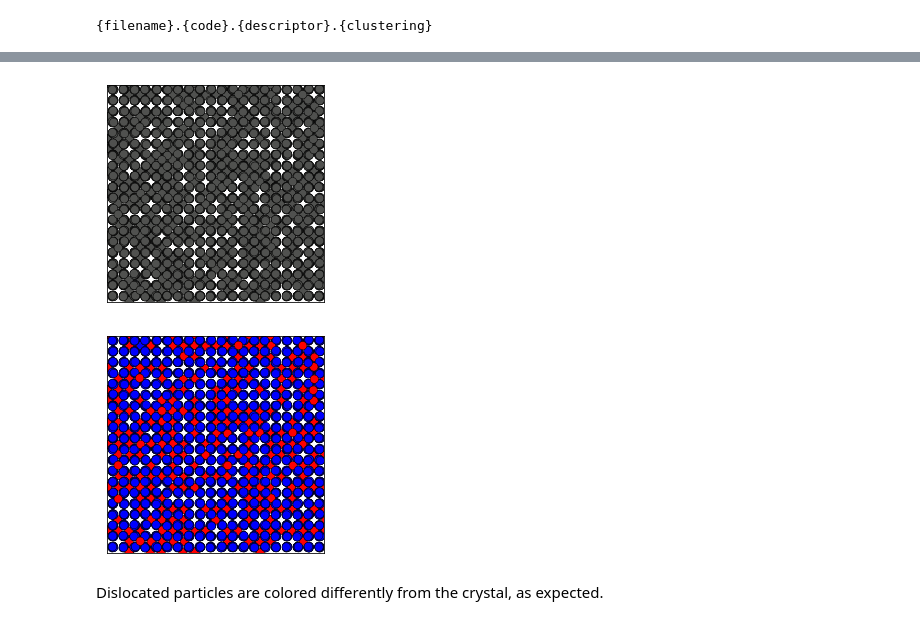
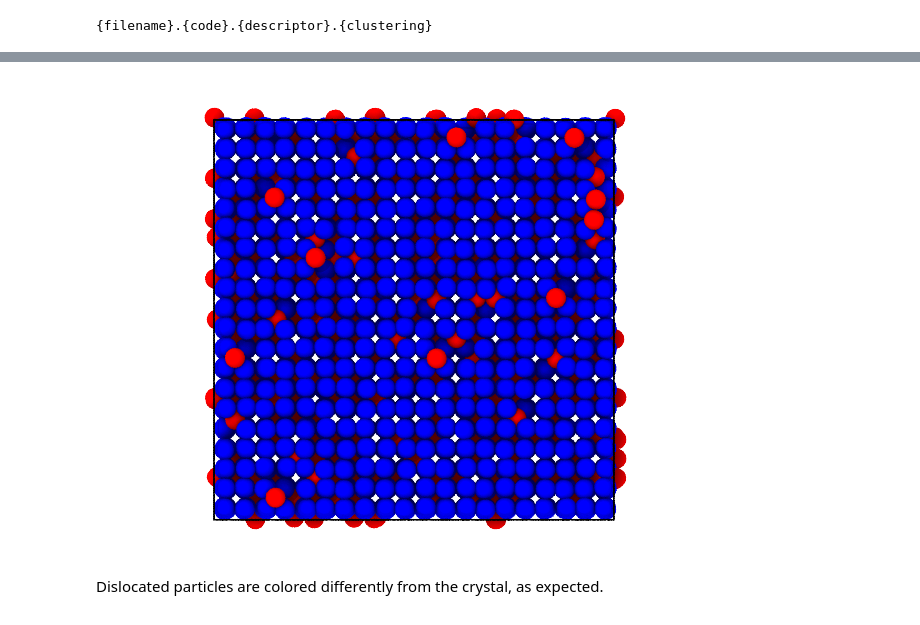
Before and after one commit to jorisparet/partycls, a Jupyter notebook: docs/tutorials/notebooks/2_workflow.ipynb, the cells around one changed output, grey strips where cells are left out. Saved outputs shown, nothing was run; the diff lists cells and outputs as text; code cells hidden in the pictures.

```diff
--- a/docs/tutorials/notebooks/2_workflow.ipynb
+++ b/docs/tutorials/notebooks/2_workflow.ipynb
@@ -201,11 +327,7 @@ This is what is expected for particles on the lattice and for dislocated particl
 # %%
-# show the system blank
-fig = xtal_traj[0].show(show=True)
-
-# show the system with labels
-fig = xtal_traj[0].show(color='label', palette=['b', 'r'], show=True)
+# Show the system with labels
+xtal_traj[0].show(backend='ovito', color='label', palette=[(0,0,1), (1,0,0)])
 # %% [output]
-[figure, old version]
+[figure, new version]
-[figure, removed]
 # %% [markdown]
 Dislocated particles are colored differently from the crystal, as expected.
```
Also changed, not shown: parts of 32 cells of this notebook, 1 other file.
